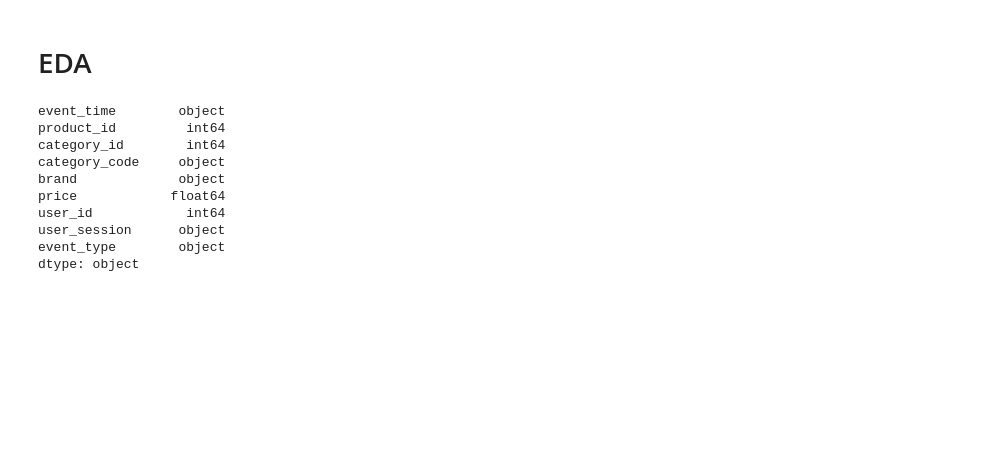
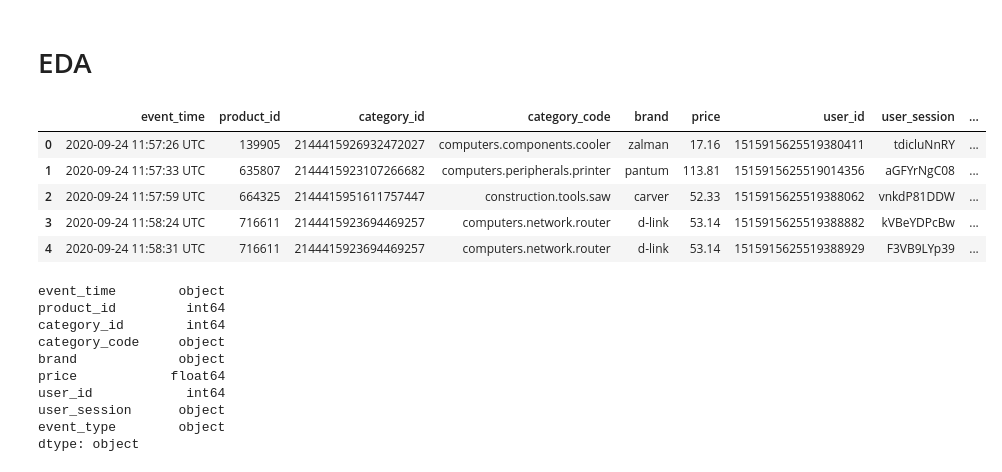
Before and after one commit to vinas94/Events-Prediction-Project-Fork, a Jupyter notebook: notebook/notebook.ipynb, the cells around one changed output. Cells and saved outputs as stored; diff of their text form; code cells hidden in the pictures; blank space fills up the shorter version.

```diff
--- a/notebook/notebook.ipynb
+++ b/notebook/notebook.ipynb
@@ -82,6 +160,31 @@ There are 0 duplicate rows, 0 empty rows and 0 empty spaces
 # %%
 target = df.pop('event_type')
 df['event_type'] = target
+# %%
+# EDVIN'S COMMENT
+# I believe the code above doesn't do much - you first remove the column then put it back.
+# More generally, is it the `event_type` you care about here? or perhaps you are rather interested whether views turn into purchases?
+# See the code below how to construct such a dataframe, there you could set the count as the target
+# alternatively, you could just convert the count value to binary 0/1 to just predict if a purchase happen (not how many were bought)
+# you can have even more complex formulations of the problem, for example not limitting the view-to-purchase funnel to individual sessions
+# instead you could perhaps combine sessions if they were close to one another in time or perhaps drop sessions entirely and look at dates or users
+# no right approach, depends on what you want to model
+
+views_df = df[df['event_type'] == 'view']
+
+purchases_df = df[df['event_type'] == 'purchase']
+purchases_df = purchases_df.groupby(['user_session', 'product_id']).size().reset_index(name='purchase_count')
+
+views_with_purchases_df = views_df.merge(purchases_df, on=['user_session', 'product_id'], how='left')
+views_with_purchases_df['purchase_count'] = views_with_purchases_df['purchase_count'].fillna(0)
+views_with_purchases_df.head()
+# %% [output]
+|  | event_time | product_id | category_id | category_code | brand | price | user_id | user_session | ... |
+| 0 | 2020-09-24 11:57:26 UTC | 139905 | 2144415926932472027 | computers.components.cooler | zalman | 17.16 | 1515915625519380411 | tdicluNnRY | ... |
+| 1 | 2020-09-24 11:57:33 UTC | 635807 | 2144415923107266682 | computers.peripherals.printer | pantum | 113.81 | 1515915625519014356 | aGFYrNgC08 | ... |
+| 2 | 2020-09-24 11:57:59 UTC | 664325 | 2144415951611757447 | construction.tools.saw | carver | 52.33 | 1515915625519388062 | vnkdP81DDW | ... |
+| 3 | 2020-09-24 11:58:24 UTC | 716611 | 2144415923694469257 | computers.network.router | d-link | 53.14 | 1515915625519388882 | kVBeYDPcBw | ... |
+| 4 | 2020-09-24 11:58:31 UTC | 716611 | 2144415923694469257 | computers.network.router | d-link | 53.14 | 1515915625519388929 | F3VB9LYp39 | ... |
 # %%
 df.dtypes
 # %% [output]
```
Also changed, not shown: parts of 9 cells of this notebook.
